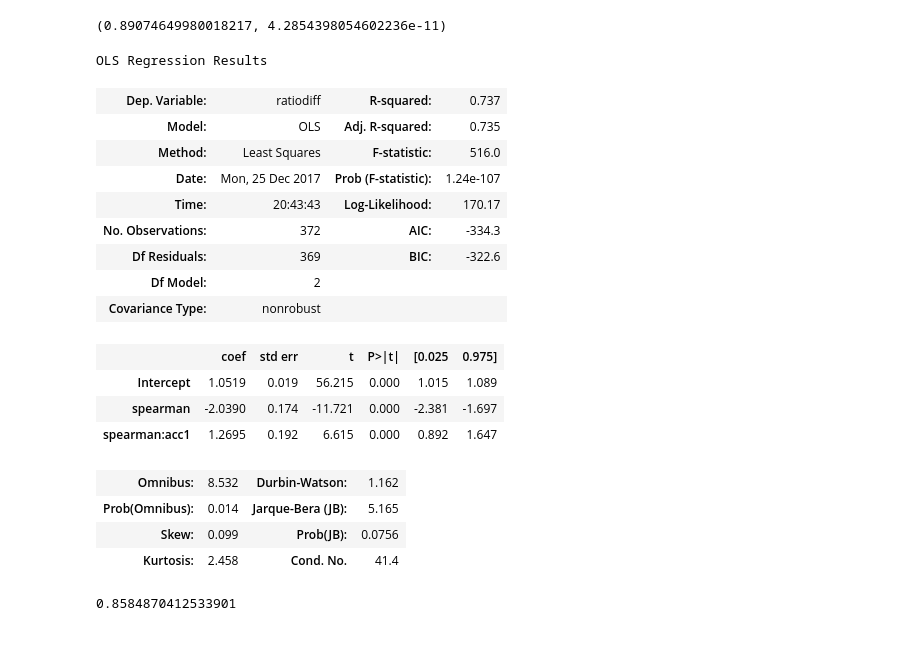
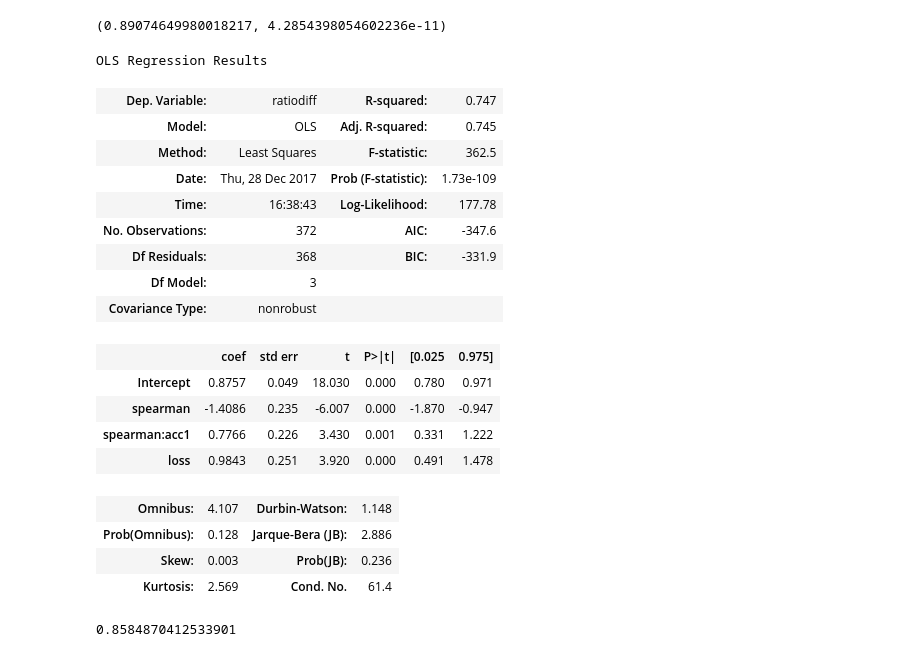
Before and after one commit to tedunderwood/measureperspective, a Jupyter notebook: measuredivergence/modelsofdivergence.ipynb, the cells around one changed output. Cells and saved outputs as stored; diff of their text form; code cells hidden in the pictures.

```diff
--- a/measuredivergence/modelsofdivergence.ipynb
+++ b/measuredivergence/modelsofdivergence.ipynb
@@ -202,3 +202,22 @@ plt.ylim((-0.6, 1.8))
 plt.show()
 # %% [output]
 [figure]
+# %%
+fant = pd.read_csv('fantasy_divergences.tsv', sep = '\t')
+
+fig, ax = plt.subplots(figsize = (8, 6))
+plt.scatter(sfvsrand.ratiodiff, np.arctanh((sfvsrand.loss+0.1)/sfvsrand.acc1), c ='b', alpha = 0.6)
+plt.scatter(fant.ratiodiff, np.arctanh((fanvsf.loss+0.1)/fant.acc1), c = 'r', alpha = 0.6)
+plt.xlabel('dilution of data', fontsize = 14)
+plt.ylabel('aacuracy loss', fontsize = 14)
+
+
+z = np.polyfit(sfvsrand.ratiodiff, (sfvsrand.loss + 0.1)/sfvsrand.acc1, 1)
+p = np.poly1d(z)
+ax.plot(sfvsrand.ratiodiff, p(sfvsrand.ratiodiff), linestyle = (0, (5, 5)), c = 'b')
+
+z = np.polyfit(fant.ratiodiff, (fanvsf.loss + 0.1)/fant.acc1, 1)
+p = np.poly1d(z)
+ax.plot(fant.ratiodiff, p(fanvsf.ratiodiff), linestyle = (0, (5, 5)), c = 'r')
+
+plt.show()
@@ -216,27 +237,28 @@ pearsonr(allframes.acc2 + allframes.acc1, np.arctanh(allframes.spearman))
 (0.89074649980018217, 4.2854398054602236e-11)
 # %%
 import statsmodels.formula.api as smf
-lm = smf.ols(formula='ratiodiff ~ spearman + spearman:acc1', data=allframes).fit()
+lm = smf.ols(formula='ratiodiff ~ spearman + spearman:acc1 + loss', data=allframes).fit()
 lm.summary()
 # %% [output]
 OLS Regression Results
-| Dep. Variable: | ratiodiff | R-squared: | 0.737 |
-| Model: | OLS | Adj. R-squared: | 0.735 |
-| Method: | Least Squares | F-statistic: | 516.0 |
-| Date: | Mon, 25 Dec 2017 | Prob (F-statistic): | 1.24e-107 |
-| Time: | 20:43:43 | Log-Likelihood: | 170.17 |
-| No. Observations: | 372 | AIC: | -334.3 |
-| Df Residuals: | 369 | BIC: | -322.6 |
-| Df Model: | 2 |  |  |
+| Dep. Variable: | ratiodiff | R-squared: | 0.747 |
+| Model: | OLS | Adj. R-squared: | 0.745 |
+| Method: | Least Squares | F-statistic: | 362.5 |
+| Date: | Thu, 28 Dec 2017 | Prob (F-statistic): | 1.73e-109 |
+| Time: | 16:38:43 | Log-Likelihood: | 177.78 |
+| No. Observations: | 372 | AIC: | -347.6 |
+| Df Residuals: | 368 | BIC: | -331.9 |
+| Df Model: | 3 |  |  |
 | Covariance Type: | nonrobust |  |  |
 |  | coef | std err | t | P>|t| | [0.025 | 0.975] |
-| Intercept | 1.0519 | 0.019 | 56.215 | 0.000 | 1.015 | 1.089 |
-| spearman | -2.0390 | 0.174 | -11.721 | 0.000 | -2.381 | -1.697 |
-| spearman:acc1 | 1.2695 | 0.192 | 6.615 | 0.000 | 0.892 | 1.647 |
+| Intercept | 0.8757 | 0.049 | 18.030 | 0.000 | 0.780 | 0.971 |
+| spearman | -1.4086 | 0.235 | -6.007 | 0.000 | -1.870 | -0.947 |
+| spearman:acc1 | 0.7766 | 0.226 | 3.430 | 0.001 | 0.331 | 1.222 |
+| loss | 0.9843 | 0.251 | 3.920 | 0.000 | 0.491 | 1.478 |
-| Omnibus: | 8.532 | Durbin-Watson: | 1.162 |
-| Prob(Omnibus): | 0.014 | Jarque-Bera (JB): | 5.165 |
-| Skew: | 0.099 | Prob(JB): | 0.0756 |
-| Kurtosis: | 2.458 | Cond. No. | 41.4 |
+| Omnibus: | 4.107 | Durbin-Watson: | 1.148 |
+| Prob(Omnibus): | 0.128 | Jarque-Bera (JB): | 2.886 |
+| Skew: | 0.003 | Prob(JB): | 0.236 |
+| Kurtosis: | 2.569 | Cond. No. | 61.4 |
 # %%
 import math
 math.sqrt(.737)
```
Also changed, not shown: parts of 1 cell of this notebook, 4 other files.
